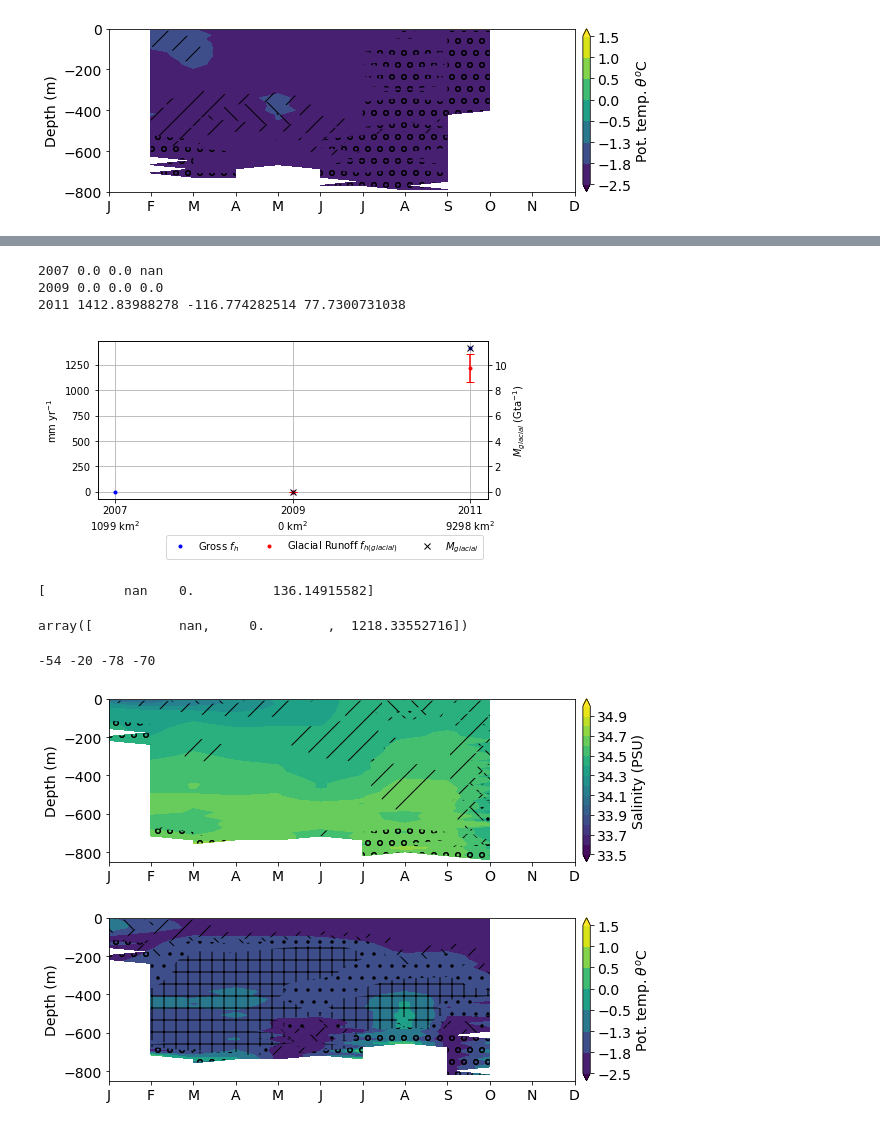
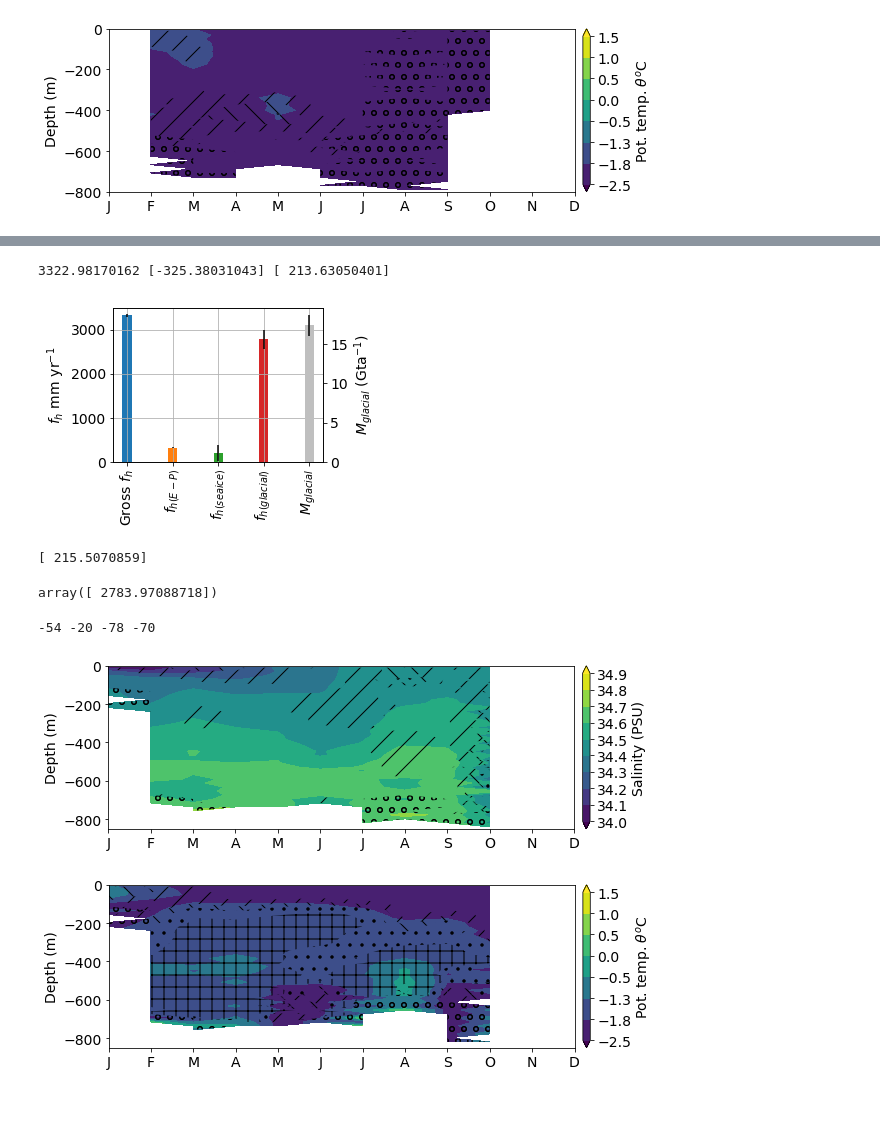
Before and after one commit to adityarn/antarctic_margins_MEOP, a Jupyter notebook: MEOP_Analysis_Part2.ipynb, the cells around one changed output, grey strips where cells are left out. Drawn from its saved outputs; the diff is of its cells as text; code cells hidden in the pictures.

```diff
--- a/MEOP_Analysis_Part2.ipynb
+++ b/MEOP_Analysis_Part2.ipynb
@@ -588,6 +586,8 @@ dfmg.loc[Ross, 'DEPTH'].hist(bins=100)
 plt.show()
 # %% [output]
 [figure]
+# %%
+salrange_disc = list(np.arange(34, 35, 0.1))
 # %%
 Rossle75_fh_m, depth_bins = profile2dTime.plot_sal_contours_with_time(dfmg[Ross&gline_le_75km],
                                           years=[], depth_max=-800.0, zbin=20,
@@ -780,0 +784,5 @@ array([ 810.76252944])
+# %%
+CDle75_fh_m, dl = profile2dTime.plot_sal_contours_with_time(dfmg[CDP&gline_le_75km],
+                                          years=[], depth_max=-800, zbin=20,
+                                         levs=salrange_disc, save=True, type=0, clim=True, lonmin=-45, lonmax=-35,
+                                         savename="./Images/seasonal/CDA1_sal.png", wd=10, ht=3)
@@ -781,13 +798,15 @@ array([ 810.76252944])
+# %%
+CDP_years = [2005, 2011, 2012, 2015]
+CDPA1_area = topView.find_area(dfmg[CDP & gline_le_75km], m, years=CDP_years)
 # %%
-pltfh.print_yearly_fh(Weddellle75_fh_m, [2007, 2009, 2011], area_Weddell_le75, verbose=True, plot=True, save=True,
-                savename='./Images/freshwaterFluxes/Weddell_le75_mass.png', wd=7)
+pltfh.print_climatological_fh(CDle75_fh_m, np.nanmean(CDPA1_area), verbose=True,
+                              plot=True, save=True, ymax=3500,
+                savename='./Images/freshwaterFluxes/CDA1.png', wd=5, ht=3.5)
 # %% [output]
-2007 0.0 0.0 nan
-2009 0.0 0.0 0.0
-2011 1412.83988278 -116.774282514 77.7300731038
+3322.98170162 [-325.38031043] [ 213.63050401]
-[figure, old version]
+[figure, new version]
-[          nan    0.          136.14915582]
+[ 215.5070859]
-array([           nan,     0.        ,  1218.33552716])
+array([ 2783.97088718])
 # %%
 WeddellX75_fh_m, dl = profile2dTime.plot_sal_contours_with_time(dfmg[Weddell&~gline_le_75km],
                                           years=[], depth_max=-850, zbin=20,
@@ -795,7 +814,7 @@ WeddellX75_fh_m, dl = profile2dTime.plot_sal_contours_with_time(dfmg[Weddell&~gl
                                          savename="./Images/seasonal/WSA2_sal.png", wd= 10, ht=3)
 # %% [output]
 -54 -20 -78 -70
-[figure, old version]
+[figure, new version]
 # %%
 profile2dTime.plot_CT_contours_with_time(dfmg[Weddell & ~gline_le_75km],
                                           years=[], depth_max=-850, zbin=20,
```
Also changed, not shown: parts of 9 cells of this notebook, 9 other files.
